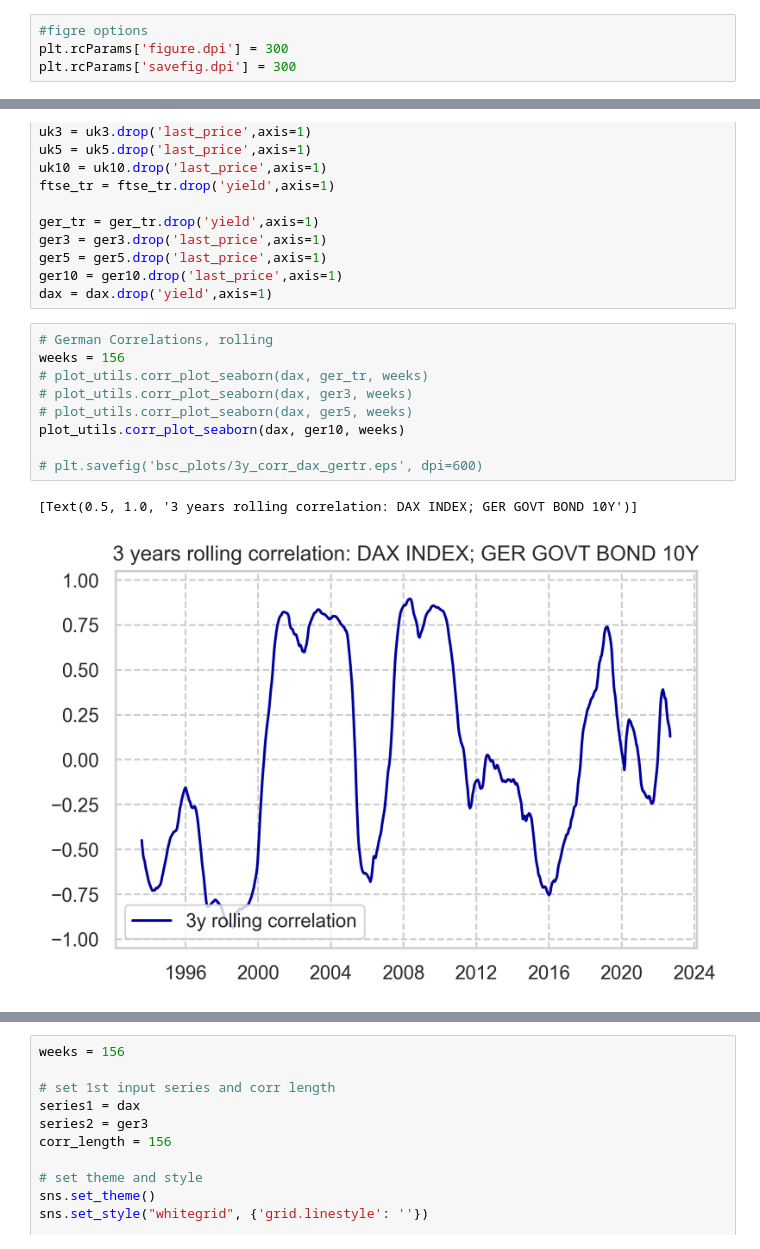
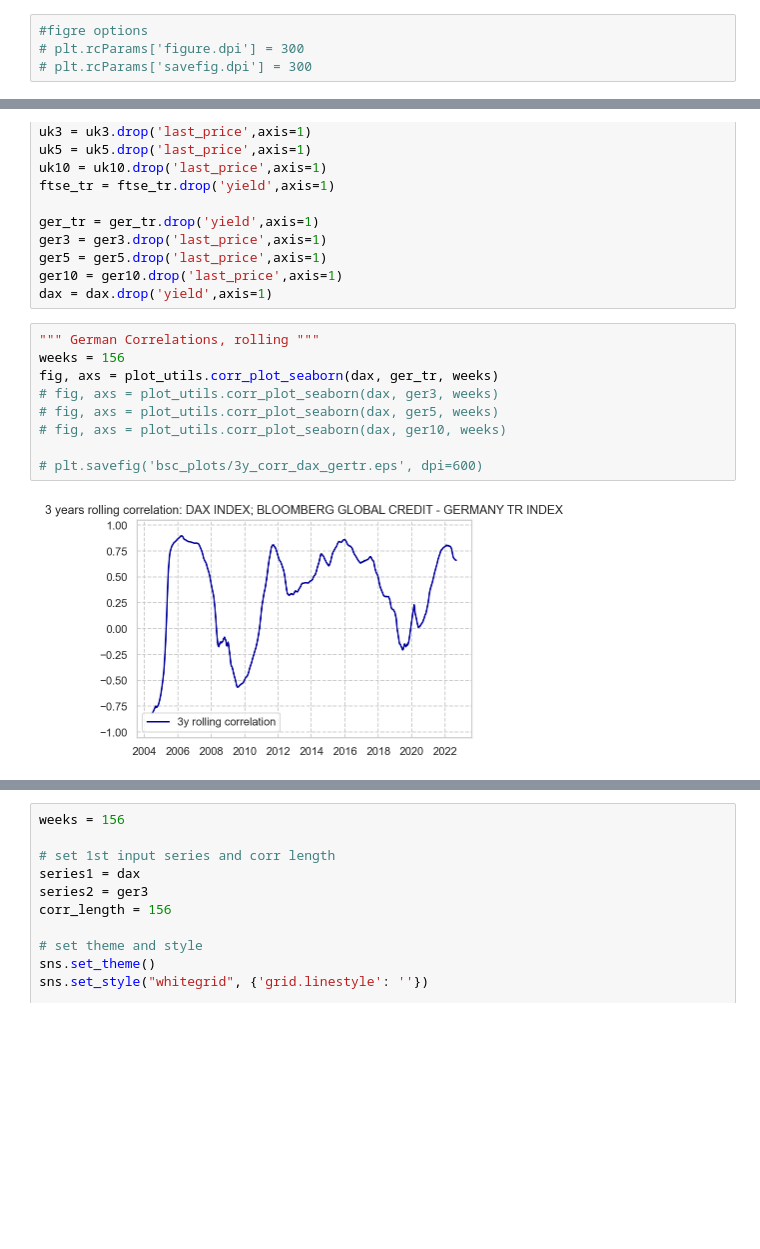
Before and after one commit to TimmieBengtsson/bachelors_project, a Jupyter notebook: bsc_script.ipynb, the cells around one changed output, grey strips where cells are left out. Saved outputs shown, nothing was run; the diff lists cells and outputs as text; blank space fills up the shorter version.

```diff
--- a/bsc_script.ipynb
+++ b/bsc_script.ipynb
@@ -20,7 +22,7 @@ import plot_utils
 # %%
 #figre options
-plt.rcParams['figure.dpi'] = 300
-plt.rcParams['savefig.dpi'] = 300
+# plt.rcParams['figure.dpi'] = 300
+# plt.rcParams['savefig.dpi'] = 300
 # %%
 from data import credit_data_reader
 df = credit_data_reader.credit_data_reader()
@@ -67,15 +69,14 @@ ger5 = ger5.drop('last_price',axis=1)
 ger10 = ger10.drop('last_price',axis=1)
 dax = dax.drop('yield',axis=1)
 # %%
-# German Correlations, rolling
+""" German Correlations, rolling """
 weeks = 156
-# plot_utils.corr_plot_seaborn(dax, ger_tr, weeks)
-# plot_utils.corr_plot_seaborn(dax, ger3, weeks)
-# plot_utils.corr_plot_seaborn(dax, ger5, weeks)
-plot_utils.corr_plot_seaborn(dax, ger10, weeks)
+fig, axs = plot_utils.corr_plot_seaborn(dax, ger_tr, weeks)
+# fig, axs = plot_utils.corr_plot_seaborn(dax, ger3, weeks)
+# fig, axs = plot_utils.corr_plot_seaborn(dax, ger5, weeks)
+# fig, axs = plot_utils.corr_plot_seaborn(dax, ger10, weeks)
 
 # plt.savefig('bsc_plots/3y_corr_dax_gertr.eps', dpi=600)
 # %% [output]
-[Text(0.5, 1.0, '3 years rolling correlation: DAX INDEX; GER GOVT BOND 10Y')]
-[figure, old version]
+[figure, new version]
 # %%
```
Also changed, not shown: parts of 20 cells of this notebook, 4 other files.
